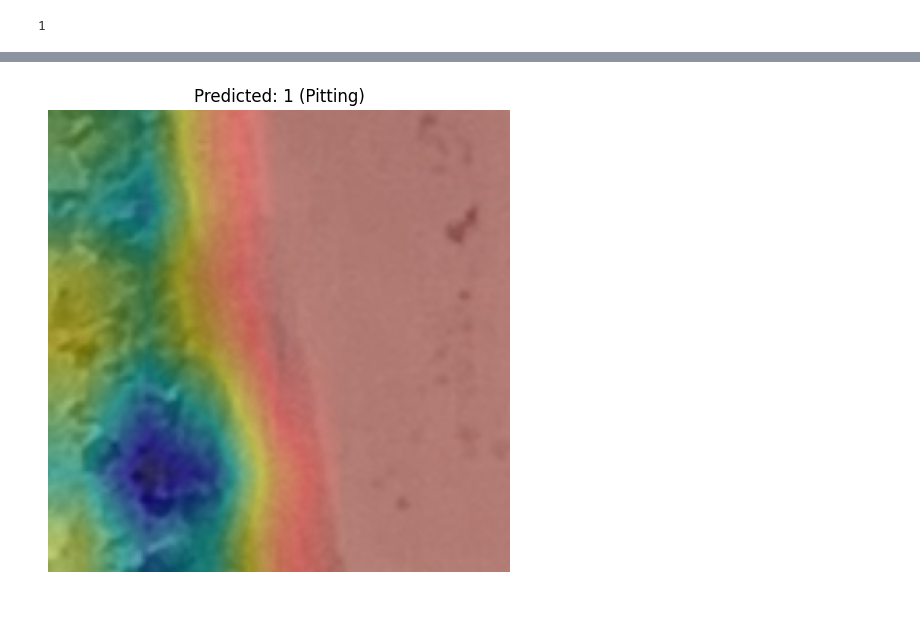
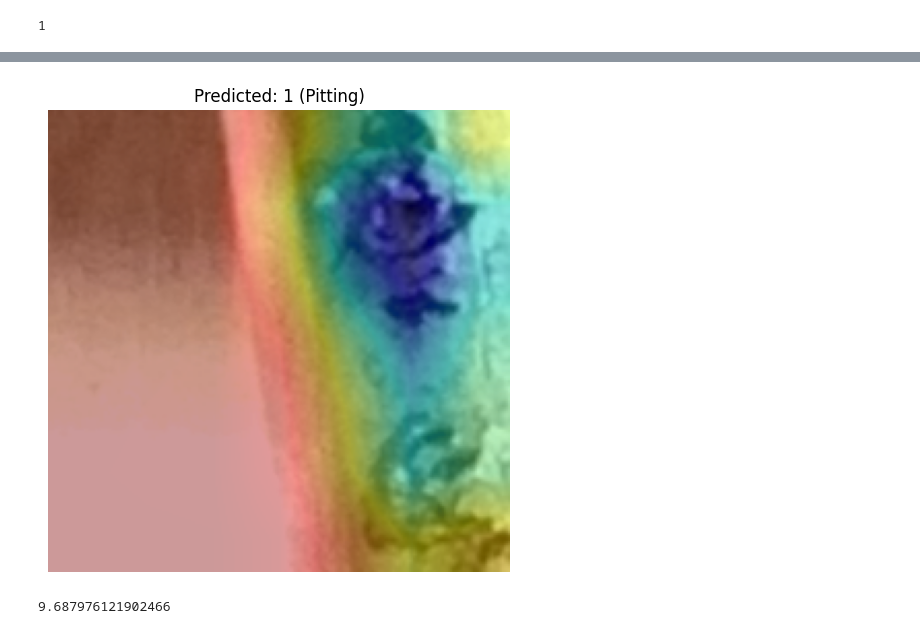
Before and after one commit to janikWa/Pitting_Detection, a Jupyter notebook: notebooks/notebook.ipynb, the cells around one changed output, grey strips where cells are left out. Drawn from its saved outputs; the diff is of its cells as text; code cells hidden in the pictures.

```diff
--- a/notebooks/notebook.ipynb
+++ b/notebooks/notebook.ipynb
@@ -490,14 +543,14 @@ ResNet(
 <h1> Visualisierung </h1>
 # %%
 for i in range(100):
-    image_tensor, label = test_dataset[i]
+    image_tensor, label = test_set_strong[i]
     if label == 0:
         print(i)
         break
 # %% [output]
 4
 # %%
-image_tensor, label = test_dataset[413]
+image_tensor, label = test_set_strong[32]
 label
 # %% [output]
 1
@@ -544,30 +597,0 @@ plt.show()
-# %%
-# Load the image
-#image_path = os.path.join(BASE, "data/KGT_pitting_simplified/P (652).png")
-image_path= "/Users/janikwahrheit/Library/CloudStorage/OneDrive-Persönlich/01_Studium/01_Bachelor/06. SS_2025/Pitting_Detection/dataset/KGT_pitting/P (2857).png"
-
-#image_path= "/Users/janikwahrheit/Downloads/Oel_pit_h.jpg"
-image = Image.open(image_path)
-
-
-# Apply the transformations
-#image_tensor = test_transform(image).unsqueeze(0)  # Add batch dimension (1, C, H, W)
-
-# Move the image to the same device as the model
-image_tensor_batched = image_tensor_batched.to(device)
-
-# Make the prediction
-with torch.no_grad():  # Turn off gradients to save memory
-    outputs = model(image_tensor_batched)
-
-# Get the predicted class (the index of the max value in the output)
-_, predicted_class = torch.max(outputs, 1)
-
-
-# Display the image and the predicted label
-plt.figure(figsize=(6, 6))
-#plt.imshow(np.array(image))
-plt.imshow(image_np) # Convert the image to a numpy array for displaying
-plt.title(f'Predicted: {predicted_class.item()}')
-plt.axis('off')
-plt.show()
@@ -598,16 +598,5 @@ array([[[ 51,   0,   0],
 # %%
-"""
-transform = transforms.Compose([
-    transforms.Resize((224, 224)),
-    transforms.ToTensor(),
-    transforms.Normalize(mean=[0.5], std=[0.5])
-])"""
-
-input_tensor = test_transform(image).unsqueeze(0).to(device)
-#Hook for gradients
 gradients = []
-
-
 
 
 def save_gradient(grad):
@@ -640,31 +629,31 @@ acts_val = activations[0][0].cpu().detach().numpy()  # (C, H, W)
 weights = np.mean(grads_val, axis=(1, 2))  # Global average pooling
 cam = np.zeros(acts_val.shape[1:], dtype=np.float32)
 
 for i, w in enumerate(weights):
     cam += w * acts_val[i, :, :]
 
 #Normalize and resize the CAM
 cam = np.maximum(cam, 0)  # ReLU
 cam = cam - cam.min()
 cam = cam / cam.max()
 cam = cv2.resize(cam, (224, 224))
 
 # Overlay the heatmap on the image
 #img_np = np.array(image.resize((224, 224)))  # Original image
 heatmap = cv2.applyColorMap(np.uint8(255 * cam), cv2.COLORMAP_JET)
 inverted_heatmap = cv2.bitwise_not(heatmap)
 image_uint8 = (image_np * 255).astype(np.uint8)
 overlay = heatmap * 0.4 + image_uint8 * 0.6
 overlay = np.uint8(overlay)
 
 # Show the result
 plt.figure(figsize=(6, 6))
 plt.imshow(overlay)
 plt.title(f"Predicted: {pred_class} ({'Pitting' if pred_class == 1 else 'No Defect'})")
 plt.axis('off')
 plt.show()
 
 # Cleanup
 hook.remove()
 # %% [output]
-[figure, old version]
+[figure, new version]
@@ -670,0 +664,5 @@ hook.remove()
+# %%
+duration = t2 - t1
+duration
+# %% [output]
+9.687976121902466
```
Also changed, not shown: parts of 20 cells of this notebook, 6 other files.
